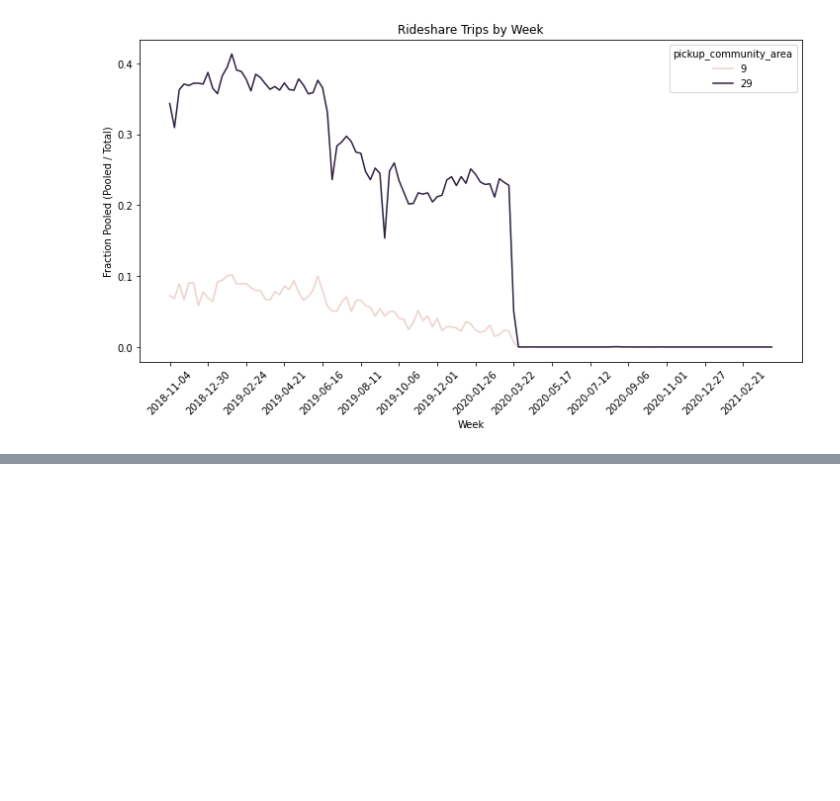
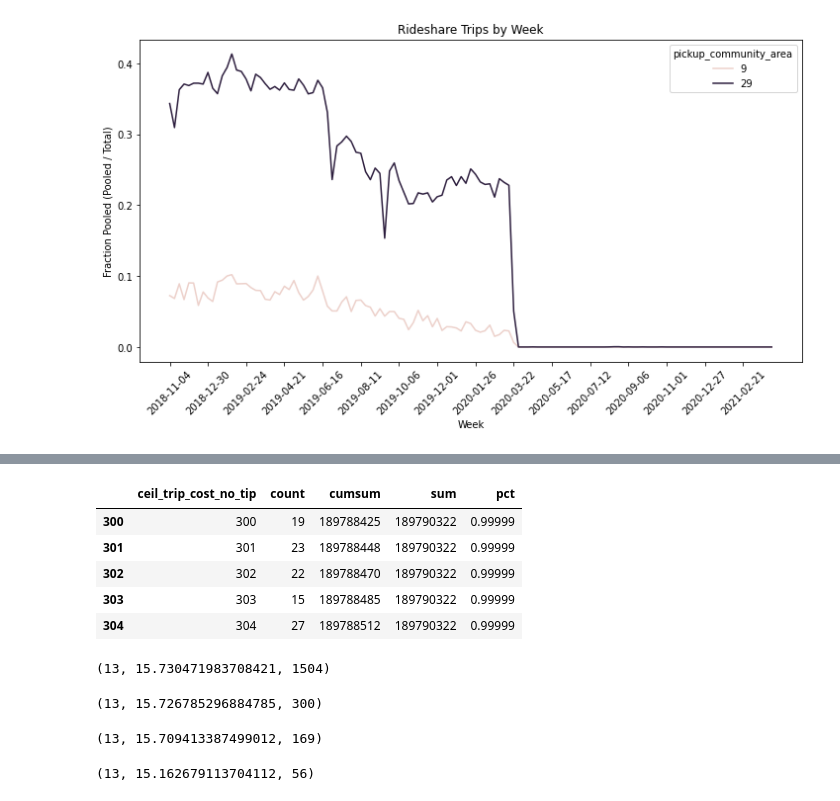
Before and after one commit to scarletstudio/transithealth, a Jupyter notebook: notebooks/vkannan3/Pooled Trips.ipynb, the cells around one changed output, grey strips where cells are left out. Cells and saved outputs as stored; diff of their text form; code cells hidden in the pictures; blank space fills up the shorter version.

```diff
--- a/notebooks/vkannan3/Pooled Trips.ipynb
+++ b/notebooks/vkannan3/Pooled Trips.ipynb
@@ -212,0 +292,9 @@ plt.show()
+# %%
+df_cost_cum.query("pct > 0.99999").head()
+# %% [output]
+|  | ceil_trip_cost_no_tip | count | cumsum | sum | pct |
+| 300 | 300 | 19 | 189788425 | 189790322 | 0.99999 |
+| 301 | 301 | 23 | 189788448 | 189790322 | 0.99999 |
+| 302 | 302 | 22 | 189788470 | 189790322 | 0.99999 |
+| 303 | 303 | 15 | 189788485 | 189790322 | 0.99999 |
+| 304 | 304 | 27 | 189788512 | 189790322 | 0.99999 |
@@ -212,0 +309,16 @@ plt.show()
+# %%
+compare_median_with_mean(outlier_pct=1.0)
+# %% [output]
+(13, 15.730471983708421, 1504)
+# %%
+compare_median_with_mean(outlier_pct=0.99999)
+# %% [output]
+(13, 15.726785296884785, 300)
+# %%
+compare_median_with_mean(outlier_pct=0.9999)
+# %% [output]
+(13, 15.709413387499012, 169)
+# %%
+compare_median_with_mean(outlier_pct=0.99)
+# %% [output]
+(13, 15.162679113704112, 56)
```
Also changed, not shown: parts of 13 cells of this notebook, 11 other files.
